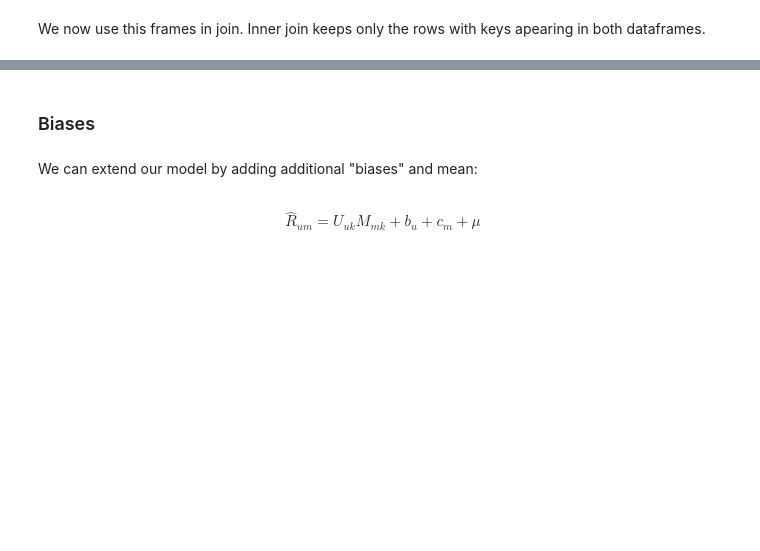
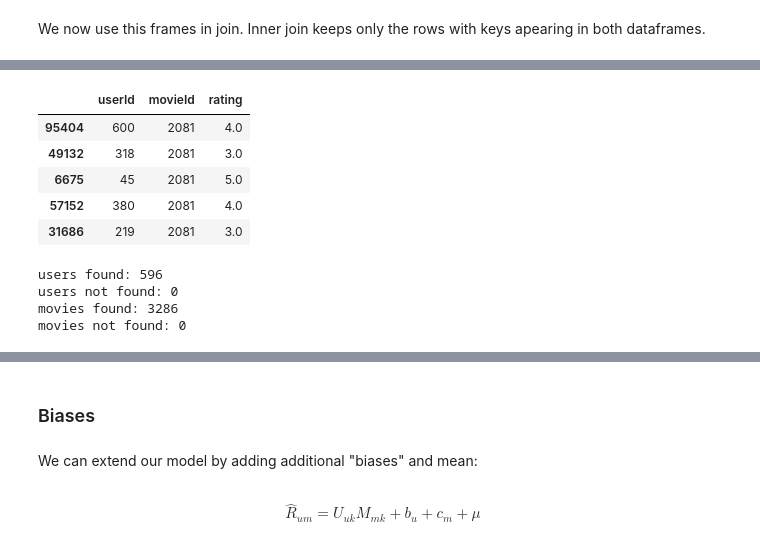
Before and after one commit to DuckHack/data-sience-proj, a Jupyter notebook: colaborative_filtering.ipynb, the cells around one changed output, grey strips where cells are left out. Saved outputs shown, nothing was run; the diff lists cells and outputs as text; code cells hidden in the pictures; blank space fills up the shorter version.

```diff
--- a/colaborative_filtering.ipynb
+++ b/colaborative_filtering.ipynb
@@ -356,0 +414,9 @@ validation=validation.join(by_movie_idx, on='movieId', how='inner')
+# %%
+validation.head()
+# %% [output]
+|  | userId | movieId | rating |
+| 95404 | 600 | 2081 | 4.0 |
+| 49132 | 318 | 2081 | 3.0 |
+| 6675 | 45 | 2081 | 5.0 |
+| 57152 | 380 | 2081 | 4.0 |
+| 31686 | 219 | 2081 | 3.0 |
@@ -356,0 +432,13 @@ validation=validation.join(by_movie_idx, on='movieId', how='inner')
+# %%
+test_users_idx, test_users_idx_notfound = locate(test.userId.unique(), train.userId.unique())
+test_movies_idx, test_movies_idx_notfound = locate(test.movieId.unique(), train.movieId.unique())
+
+print('users found:', len(test_users_idx))
+print('users not found:', len(test_users_idx_notfound))
+print('movies found:', len(test_movies_idx))
+print('movies not found:', len(test_movies_idx_notfound))
+# %% [output]
+users found: 596
+users not found: 0
+movies found: 3286
+movies not found: 0
```
Also changed, not shown: parts of 31 cells of this notebook.
